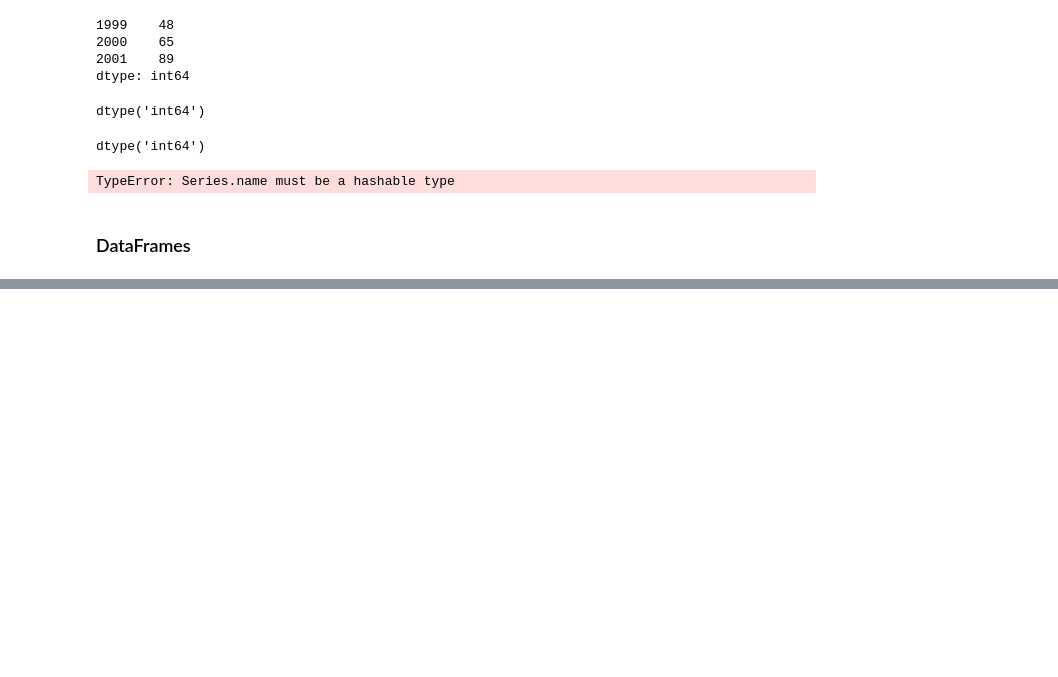
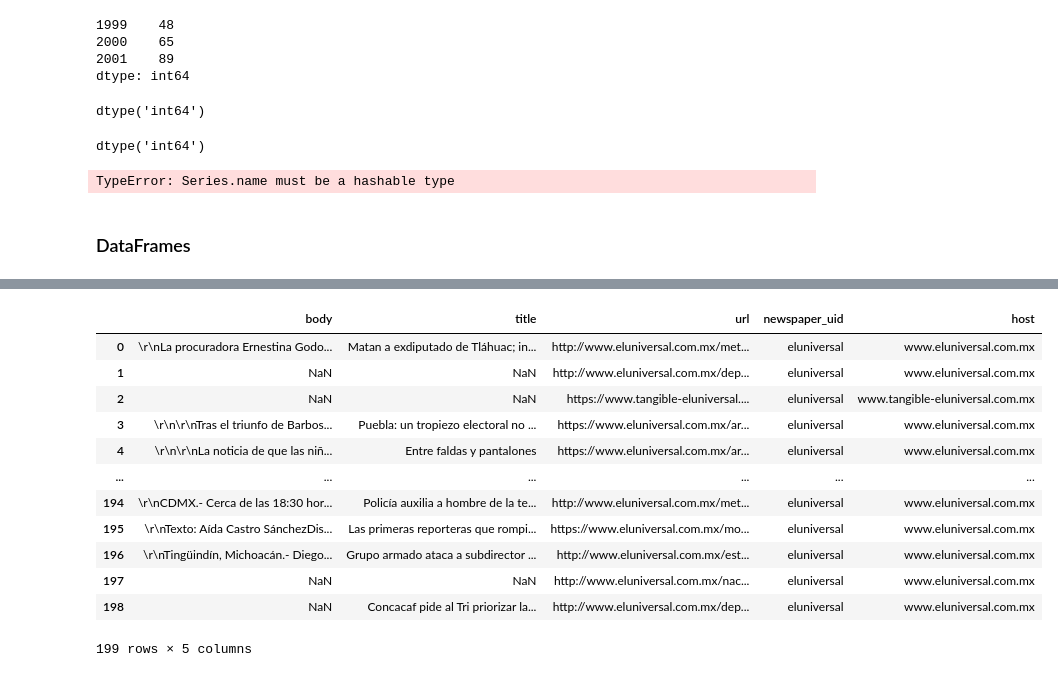
Before and after one commit to kemirandad/data_eng_web_scrap, a Jupyter notebook: platzi_data/pandas_starting.ipynb, the cells around one changed output, grey strips where cells are left out. Drawn from its saved outputs; the diff is of its cells as text; code cells hidden in the pictures; blank space fills up the shorter version.

```diff
--- a/platzi_data/pandas_starting.ipynb
+++ b/platzi_data/pandas_starting.ipynb
@@ -162,0 +248,17 @@ el_pais.loc[:,'body':'title']
+# %%
+el_universal['host'] = el_universal['url'].apply( lambda url: urlparse(url).netloc)
+el_universal
+# %% [output]
+|  | body | title | url | newspaper_uid | host |
+| 0 | \r\nLa procuradora Ernestina Godo... | Matan a exdiputado de Tláhuac; in... | http://www.eluniversal.com.mx/met... | eluniversal | www.eluniversal.com.mx |
+| 1 | NaN | NaN | http://www.eluniversal.com.mx/dep... | eluniversal | www.eluniversal.com.mx |
+| 2 | NaN | NaN | https://www.tangible-eluniversal.... | eluniversal | www.tangible-eluniversal.com.mx |
+| 3 | \r\n\r\nTras el triunfo de Barbos... | Puebla: un tropiezo electoral no ... | https://www.eluniversal.com.mx/ar... | eluniversal | www.eluniversal.com.mx |
+| 4 | \r\n\r\nLa noticia de que las niñ... | Entre faldas y pantalones | https://www.eluniversal.com.mx/ar... | eluniversal | www.eluniversal.com.mx |
+| ... | ... | ... | ... | ... | ... |
+| 194 | \r\nCDMX.- Cerca de las 18:30 hor... | Policía auxilia a hombre de la te... | http://www.eluniversal.com.mx/met... | eluniversal | www.eluniversal.com.mx |
+| 195 | \r\nTexto: Aída Castro SánchezDis... | Las primeras reporteras que rompi... | https://www.eluniversal.com.mx/mo... | eluniversal | www.eluniversal.com.mx |
+| 196 | \r\nTingüindín, Michoacán.- Diego... | Grupo armado ataca a subdirector ... | http://www.eluniversal.com.mx/est... | eluniversal | www.eluniversal.com.mx |
+| 197 | NaN | NaN | http://www.eluniversal.com.mx/nac... | eluniversal | www.eluniversal.com.mx |
+| 198 | NaN | Concacaf pide al Tri priorizar la... | http://www.eluniversal.com.mx/dep... | eluniversal | www.eluniversal.com.mx |
+199 rows × 5 columns
```
Also changed, not shown: parts of 30 cells of this notebook, 2 other files.
